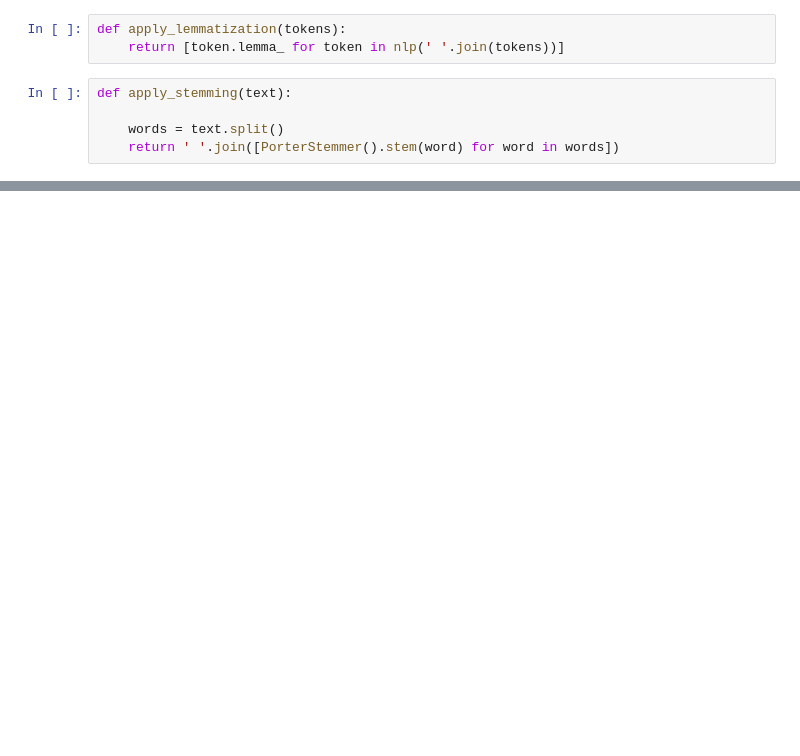
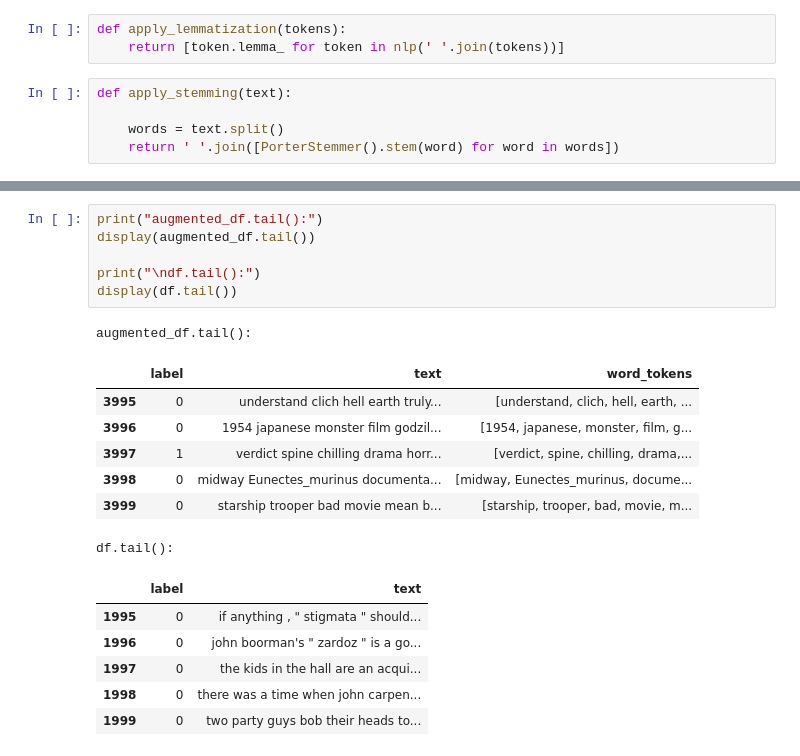
Before and after one commit to Natural-Language-Processing-25/Sentiment-Analysis-of-movie-reviews, a Jupyter notebook: Main.ipynb, the cells around one changed output, grey strips where cells are left out. Drawn from its saved outputs; the diff is of its cells as text; blank space fills up the shorter version.

```diff
--- a/Main.ipynb
+++ b/Main.ipynb
@@ -269,0 +290,21 @@ Name: word_tokens, dtype: object
+# %%
+print("augmented_df.tail():")
+display(augmented_df.tail())
+
+print("\ndf.tail():")
+display(df.tail())
+# %% [output]
+augmented_df.tail():
+|  | label | text | word_tokens |
+| 3995 | 0 | understand clich hell earth truly... | [understand, clich, hell, earth, ... |
+| 3996 | 0 | 1954 japanese monster film godzil... | [1954, japanese, monster, film, g... |
+| 3997 | 1 | verdict spine chilling drama horr... | [verdict, spine, chilling, drama,... |
+| 3998 | 0 | midway Eunectes_murinus documenta... | [midway, Eunectes_murinus, docume... |
+| 3999 | 0 | starship trooper bad movie mean b... | [starship, trooper, bad, movie, m... |
+df.tail():
+|  | label | text |
+| 1995 | 0 | if anything , " stigmata " should... |
+| 1996 | 0 | john boorman's " zardoz " is a go... |
+| 1997 | 0 | the kids in the hall are an acqui... |
+| 1998 | 0 | there was a time when john carpen... |
+| 1999 | 0 | two party guys bob their heads to... |
```
Also changed, not shown: parts of 38 cells of this notebook, 24 other files.
